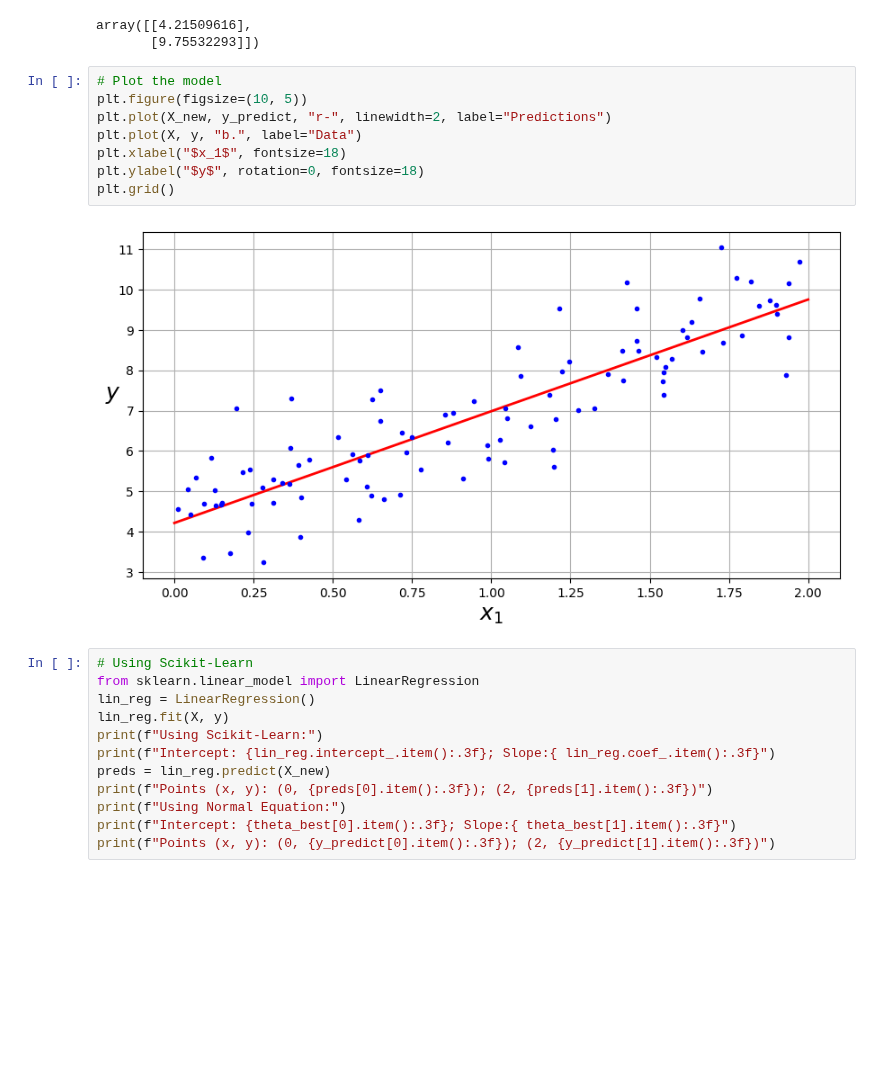
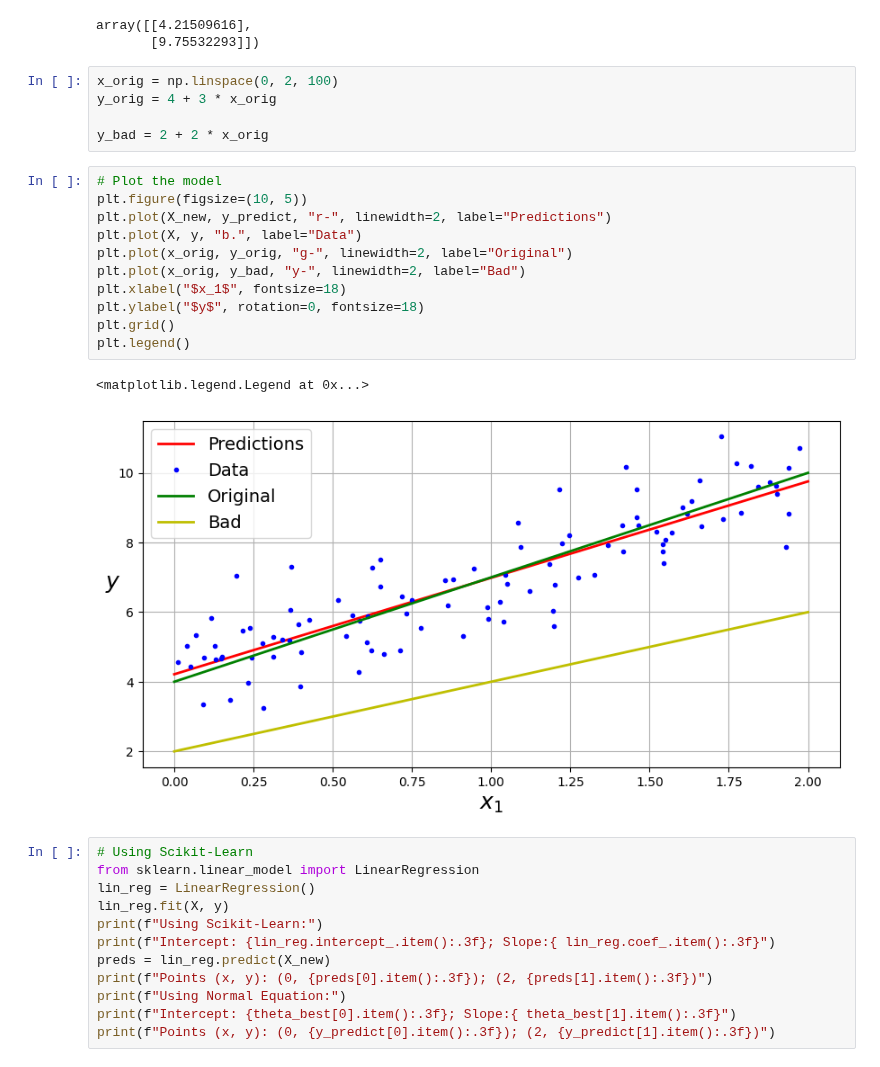
Before and after one commit to MrIsCM/Learning-Machine-Learning, a Jupyter notebook: Notebooks/04_training_linear_models.ipynb, the cells around one changed output. Saved outputs shown, nothing was run; the diff lists cells and outputs as text; blank space fills up the shorter version.

```diff
--- a/Notebooks/04_training_linear_models.ipynb
+++ b/Notebooks/04_training_linear_models.ipynb
@@ -55,16 +55,25 @@ y_predict
 # %% [output]
 array([[4.21509616],
        [9.75532293]])
+# %%
+x_orig = np.linspace(0, 2, 100)
+y_orig = 4 + 3 * x_orig
+
+y_bad = 2 + 2 * x_orig
 # %%
 # Plot the model
 plt.figure(figsize=(10, 5))
 plt.plot(X_new, y_predict, "r-", linewidth=2, label="Predictions")
 plt.plot(X, y, "b.", label="Data")
+plt.plot(x_orig, y_orig, "g-", linewidth=2, label="Original")
+plt.plot(x_orig, y_bad, "y-", linewidth=2, label="Bad")
 plt.xlabel("$x_1$", fontsize=18)
 plt.ylabel("$y$", rotation=0, fontsize=18)
 plt.grid()
+plt.legend()
 # %% [output]
+<matplotlib.legend.Legend at 0x...>
-[figure, old version]
+[figure, new version]
 # %%
 # Using Scikit-Learn
 from sklearn.linear_model import LinearRegression
```
Also changed, not shown: parts of 2 cells of this notebook.
